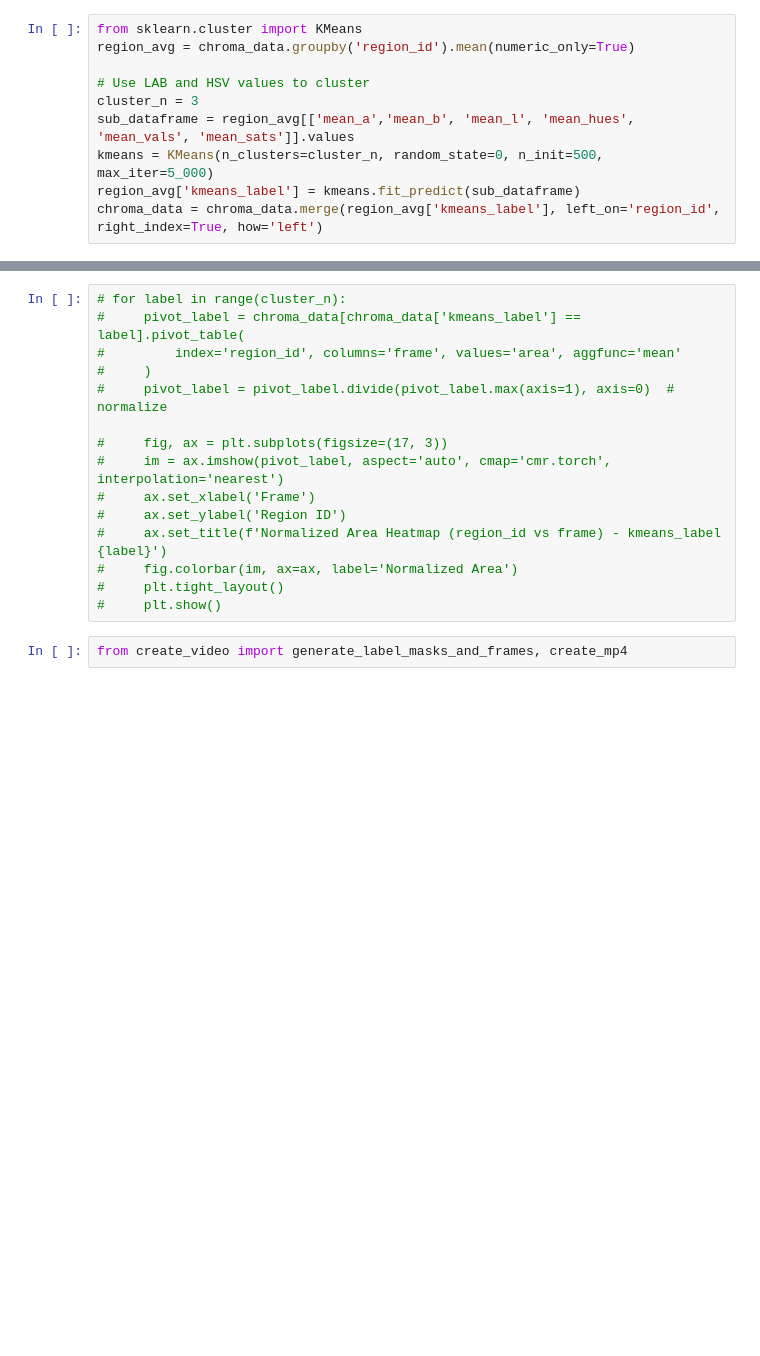
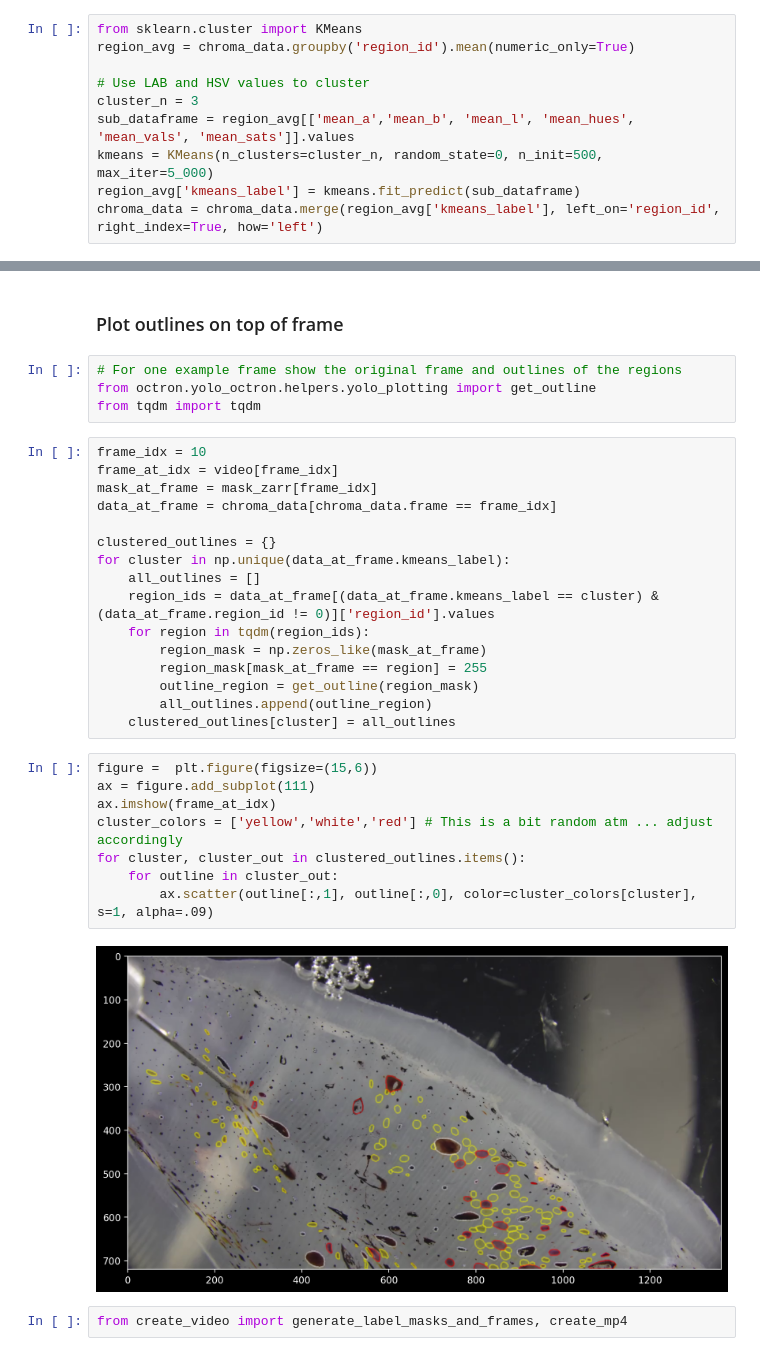
Before and after one commit to horsto/chroma, a Jupyter notebook: code/load_data.ipynb, the cells around one changed output, grey strips where cells are left out. Drawn from its saved outputs; the diff is of its cells as text; blank space fills up the shorter version.

```diff
--- a/code/load_data.ipynb
+++ b/code/load_data.ipynb
@@ -190,18 +216,35 @@ plt.show()
-# %%
-# for label in range(cluster_n):
-#     pivot_label = chroma_data[chroma_data['kmeans_label'] == label].pivot_table(
-#         index='region_id', columns='frame', values='area', aggfunc='mean'
-#     )
-#     pivot_label = pivot_label.divide(pivot_label.max(axis=1), axis=0)  # normalize
-
-#     fig, ax = plt.subplots(figsize=(17, 3))
-#     im = ax.imshow(pivot_label, aspect='auto', cmap='cmr.torch', interpolation='nearest')
-#     ax.set_xlabel('Frame')
-#     ax.set_ylabel('Region ID')
-#     ax.set_title(f'Normalized Area Heatmap (region_id vs frame) - kmeans_label {label}')
-#     fig.colorbar(im, ax=ax, label='Normalized Area')
-#     plt.tight_layout()
-#     plt.show()
+# %% [markdown]
+### Plot outlines on top of frame
+# %%
+# For one example frame show the original frame and outlines of the regions
+from octron.yolo_octron.helpers.yolo_plotting import get_outline
+from tqdm import tqdm
+# %%
+frame_idx = 10
+frame_at_idx = video[frame_idx]
+mask_at_frame = mask_zarr[frame_idx]
+data_at_frame = chroma_data[chroma_data.frame == frame_idx]
+
+clustered_outlines = {}
+for cluster in np.unique(data_at_frame.kmeans_label):
+    all_outlines = []
+    region_ids = data_at_frame[(data_at_frame.kmeans_label == cluster) & (data_at_frame.region_id != 0)]['region_id'].values
+    for region in tqdm(region_ids):
+        region_mask = np.zeros_like(mask_at_frame)
+        region_mask[mask_at_frame == region] = 255
+        outline_region = get_outline(region_mask)
+        all_outlines.append(outline_region)
+    clustered_outlines[cluster] = all_outlines
+# %%
+figure =  plt.figure(figsize=(15,6))
+ax = figure.add_subplot(111)
+ax.imshow(frame_at_idx)
+cluster_colors = ['yellow','white','red'] # This is a bit random atm ... adjust accordingly
+for cluster, cluster_out in clustered_outlines.items():
+    for outline in cluster_out:
+        ax.scatter(outline[:,1], outline[:,0], color=cluster_colors[cluster], s=1, alpha=.09)
+# %% [output]
+[figure, added]
 # %%
 from create_video import generate_label_masks_and_frames, create_mp4
 # %% [markdown]
```
Also changed, not shown: parts of 10 cells of this notebook.
